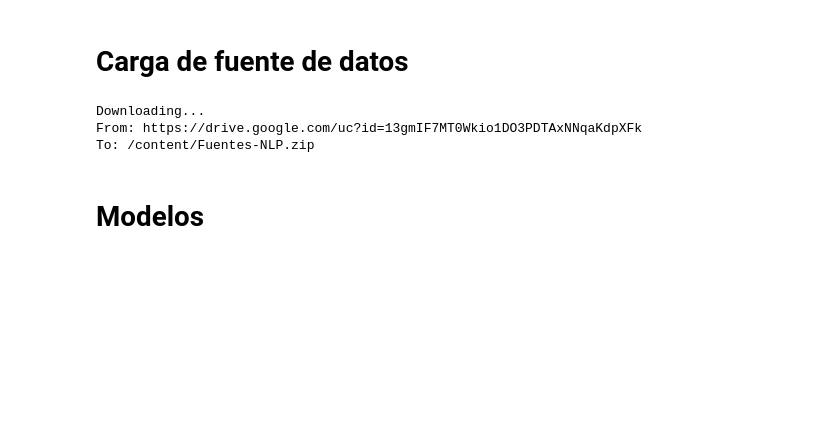
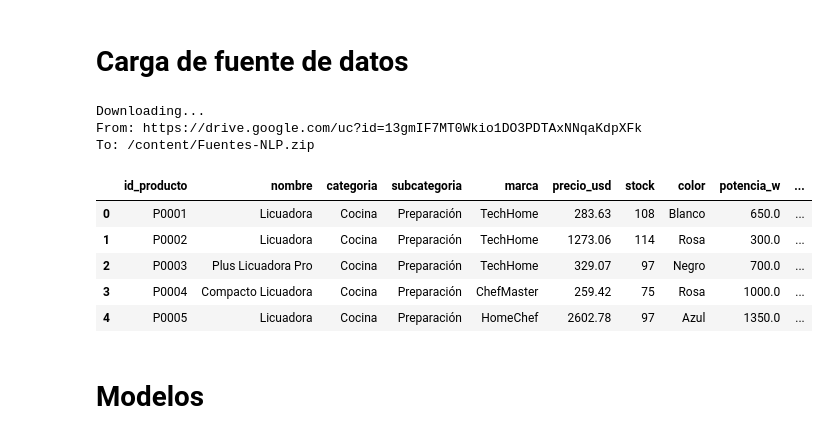
Before and after one commit to nicoomancini/TP-NLP-Nicolas-Mancini, a Jupyter notebook: TP_NLP.ipynb, the cells around one changed output. Saved outputs shown, nothing was run; the diff lists cells and outputs as text; code cells hidden in the pictures; blank space fills up the shorter version.

```diff
--- a/TP_NLP.ipynb
+++ b/TP_NLP.ipynb
@@ -122,6 +125,15 @@ df_tickets_soporte = pd.read_csv('tickets_soporte.csv')
 df_vendedores = pd.read_csv('vendedores.csv')
 df_ventas_historicas = pd.read_csv('ventas_historicas.csv')
 df_inventario_sucursales = pd.read_csv('inventario_sucursales.csv')
+# %%
+df_productos.head()
+# %% [output]
+|  | id_producto | nombre | categoria | subcategoria | marca | precio_usd | stock | color | potencia_w | ... |
+| 0 | P0001 | Licuadora | Cocina | Preparación | TechHome | 283.63 | 108 | Blanco | 650.0 | ... |
+| 1 | P0002 | Licuadora | Cocina | Preparación | TechHome | 1273.06 | 114 | Rosa | 300.0 | ... |
+| 2 | P0003 | Plus Licuadora Pro | Cocina | Preparación | TechHome | 329.07 | 97 | Negro | 700.0 | ... |
+| 3 | P0004 | Compacto Licuadora | Cocina | Preparación | ChefMaster | 259.42 | 75 | Rosa | 1000.0 | ... |
+| 4 | P0005 | Licuadora | Cocina | Preparación | HomeChef | 2602.78 | 97 | Azul | 1350.0 | ... |
 # %% [markdown]
 # Modelos
 # %% [markdown]
```
Also changed, not shown: parts of 67 cells of this notebook, 3 other files.
